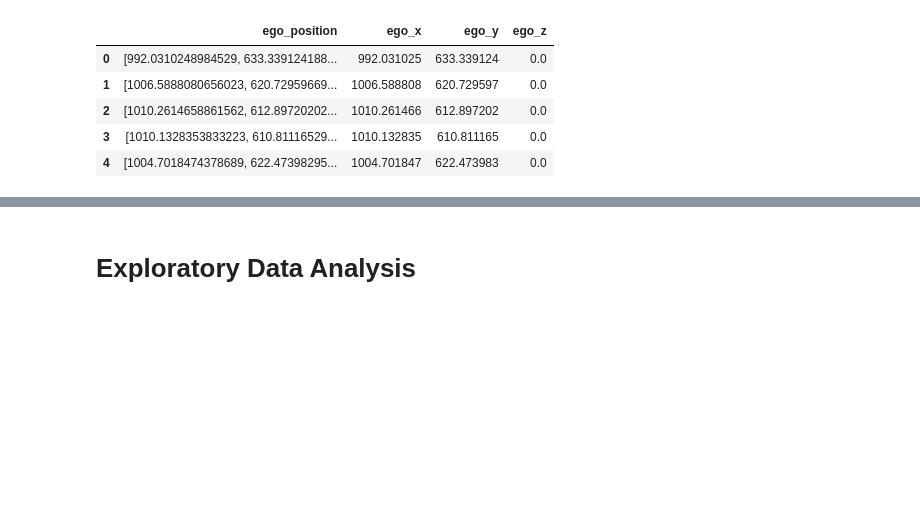
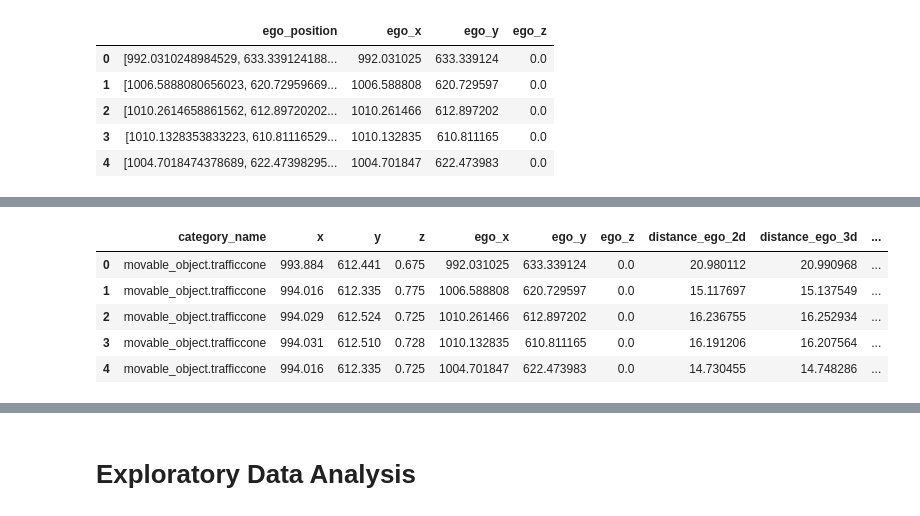
Before and after one commit to darkcyan-ugli-fruit/nuscenes-multimodal-learning, a Jupyter notebook: notebooks/00_EDA.ipynb, the cells around one changed output, grey strips where cells are left out. Cells and saved outputs as stored; diff of their text form; code cells hidden in the pictures; blank space fills up the shorter version.

```diff
--- a/notebooks/00_EDA.ipynb
+++ b/notebooks/00_EDA.ipynb
@@ -64,7 +64,7 @@ GPU: NVIDIA GeForce RTX 4090
 # Data loading
 # %%
 # Dataset configuration
-RUNNING_ON: str = "ubelix"   # "local" or "ubelix"
+RUNNING_ON: str = "hpc"   # "local" or "HPC" (High-Performance Computing)
 DATASET: str = "full"        # "mini" or "full"
 # %%
 # Resolve dataset path and version
@@ -75,14 +75,14 @@ def get_nuscenes_config(running_on: str, dataset: str) -> Tuple[str, str]:
         if dataset == "full":
             return "../data/sets/nuscenes_full", "v1.0-trainval"
 
-    if running_on == "ubelix":
+    if running_on == "hpc":
         if dataset == "mini":
             return "/storage/homefs/ae04q066/datasets/nuscenes_mini", "v1.0-mini"
         if dataset == "full":
             return "/rs_scratch/users/ae04q066/nuscenes_full", "v1.0-trainval"
 
     raise ValueError(
-        "Invalid combination: RUNNING_ON must be 'local' or 'ubelix', "
+        "Invalid combination: RUNNING_ON must be 'local' or 'hpc', "
         "and DATASET must be 'mini' or 'full'"
     )
 
@@ -423,0 +429,8 @@ preprocessing_df[["size", "size_w", "size_l", "size_h"]].head()
+# %%
+# Split object translation into x, y, z coordinates
+preprocessing_df[["x", "y", "z"]] = pd.DataFrame(
+    preprocessing_df["translation"].tolist(),
+    index=preprocessing_df.index,
+)
+
+preprocessing_df[["translation", "x", "y", "z"]].head()
@@ -930,0 +523,42 @@ print(features_df["good_camera_view"].value_counts())
+# %%
+# Distance to ego vehicle
+features_df["distance_ego_2d"] = np.sqrt(
+    (features_df["x"] - features_df["ego_x"]) ** 2 +
+    (features_df["y"] - features_df["ego_y"]) ** 2
+)
+
+features_df["distance_ego_3d"] = np.sqrt(
+    (features_df["x"] - features_df["ego_x"]) ** 2 +
+    (features_df["y"] - features_df["ego_y"]) ** 2 +
+    (features_df["z"] - features_df["ego_z"]) ** 2
+)
+
+distance_bins: List[float] = [0, 10, 20, 30, 40, 50, 70, 100, float("inf")]
+distance_labels: List[str] = [
+    "0-10", "10-20", "20-30", "30-40",
+    "40-50", "50-70", "70-100", "100+"
+]
+
+features_df["distance_bin"] = pd.cut(
+    features_df["distance_ego_2d"],
+    bins=distance_bins,
+    labels=distance_labels,
+    include_lowest=True,
+    right=False,
+)
+
+features_df[
+    [
+        "category_name",
+        "x", "y", "z",
+        "ego_x", "ego_y", "ego_z",
+        "distance_ego_2d", "distance_ego_3d", "distance_bin",
+    ]
+].head()
+# %% [output]
+|  | category_name | x | y | z | ego_x | ego_y | ego_z | distance_ego_2d | distance_ego_3d | ... |
+| 0 | movable_object.trafficcone | 993.884 | 612.441 | 0.675 | 992.031025 | 633.339124 | 0.0 | 20.980112 | 20.990968 | ... |
+| 1 | movable_object.trafficcone | 994.016 | 612.335 | 0.775 | 1006.588808 | 620.729597 | 0.0 | 15.117697 | 15.137549 | ... |
+| 2 | movable_object.trafficcone | 994.029 | 612.524 | 0.725 | 1010.261466 | 612.897202 | 0.0 | 16.236755 | 16.252934 | ... |
+| 3 | movable_object.trafficcone | 994.031 | 612.510 | 0.728 | 1010.132835 | 610.811165 | 0.0 | 16.191206 | 16.207564 | ... |
+| 4 | movable_object.trafficcone | 994.016 | 612.335 | 0.725 | 1004.701847 | 622.473983 | 0.0 | 14.730455 | 14.748286 | ... |
```
Also changed, not shown: parts of 74 cells of this notebook.
